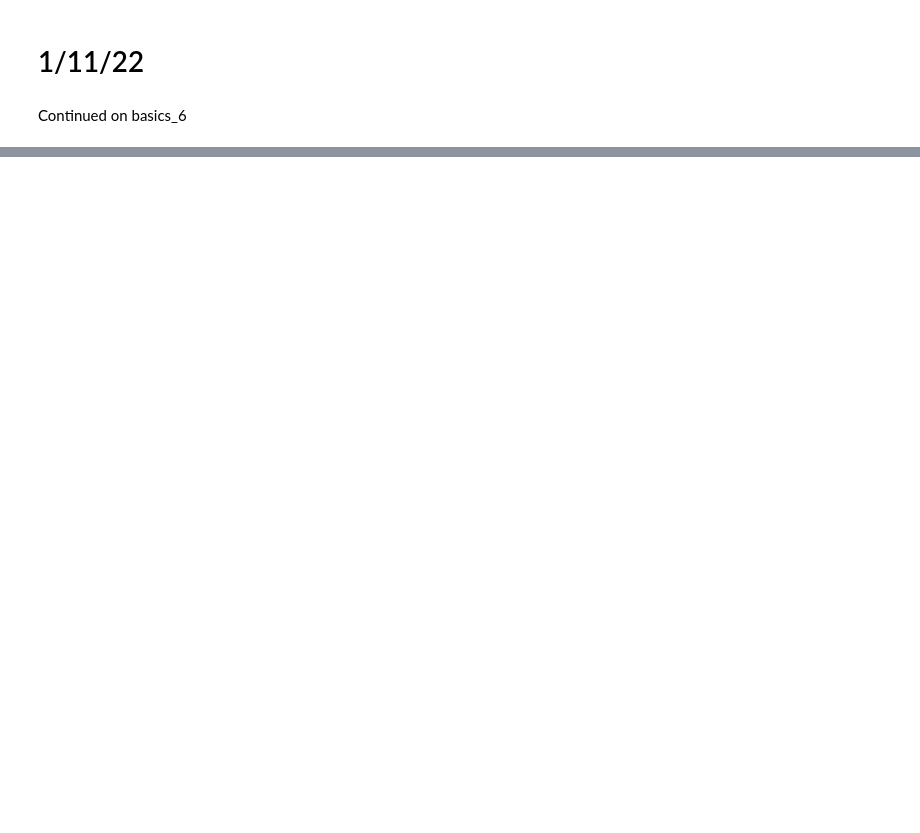
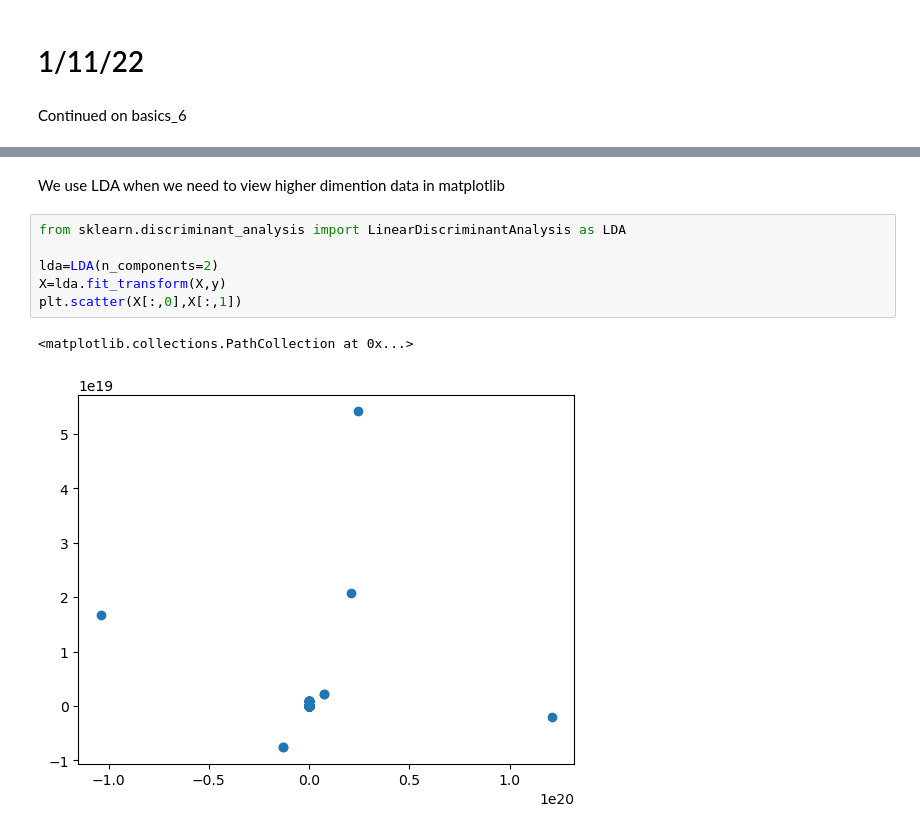
Before and after one commit to basavbamrah/training-sem-7, a Jupyter notebook: basics_7_Cars.ipynb, the cells around one changed output, grey strips where cells are left out. Cells and saved outputs as stored; diff of their text form; blank space fills up the shorter version.

```diff
--- a/basics_7_Cars.ipynb
+++ b/basics_7_Cars.ipynb
@@ -372,0 +453,11 @@ Continued on basics_6
+# %% [markdown]
+We use LDA when we need to view higher dimention data in matplotlib
+# %%
+from sklearn.discriminant_analysis import LinearDiscriminantAnalysis as LDA
+
+lda=LDA(n_components=2)
+X=lda.fit_transform(X,y)
+plt.scatter(X[:,0],X[:,1])
+# %% [output]
+<matplotlib.collections.PathCollection at 0x...>
+[figure, added]
```
Also changed, not shown: parts of 15 cells of this notebook, 1 other file.
